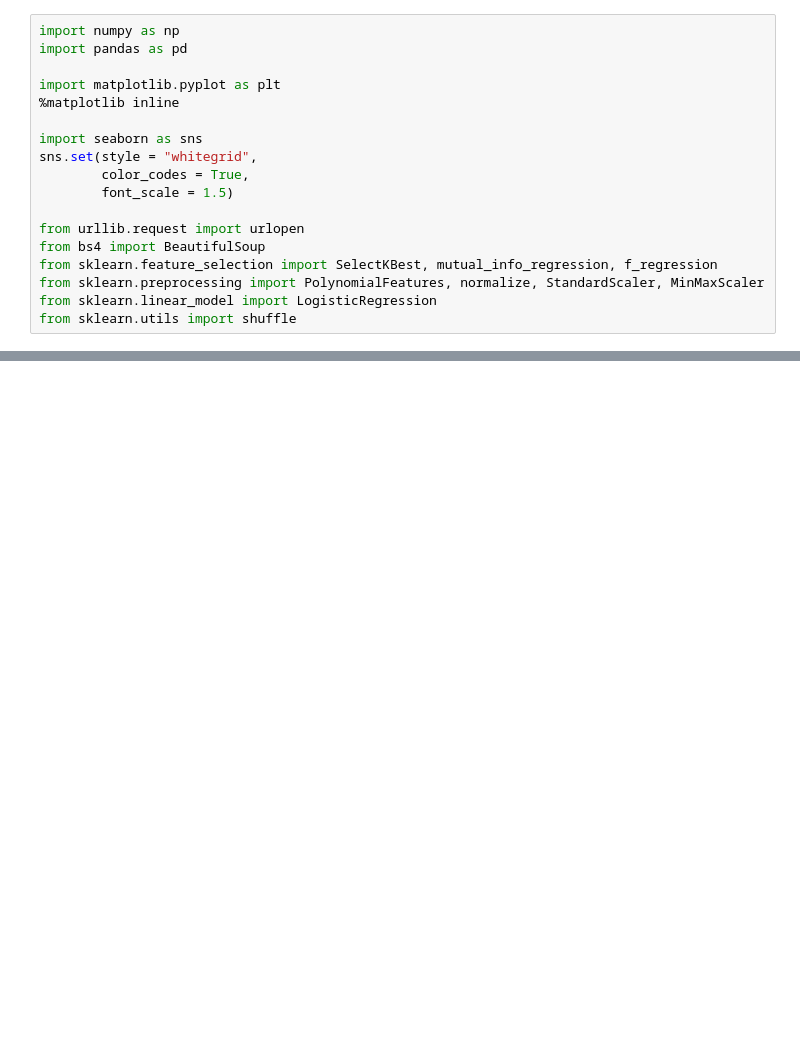
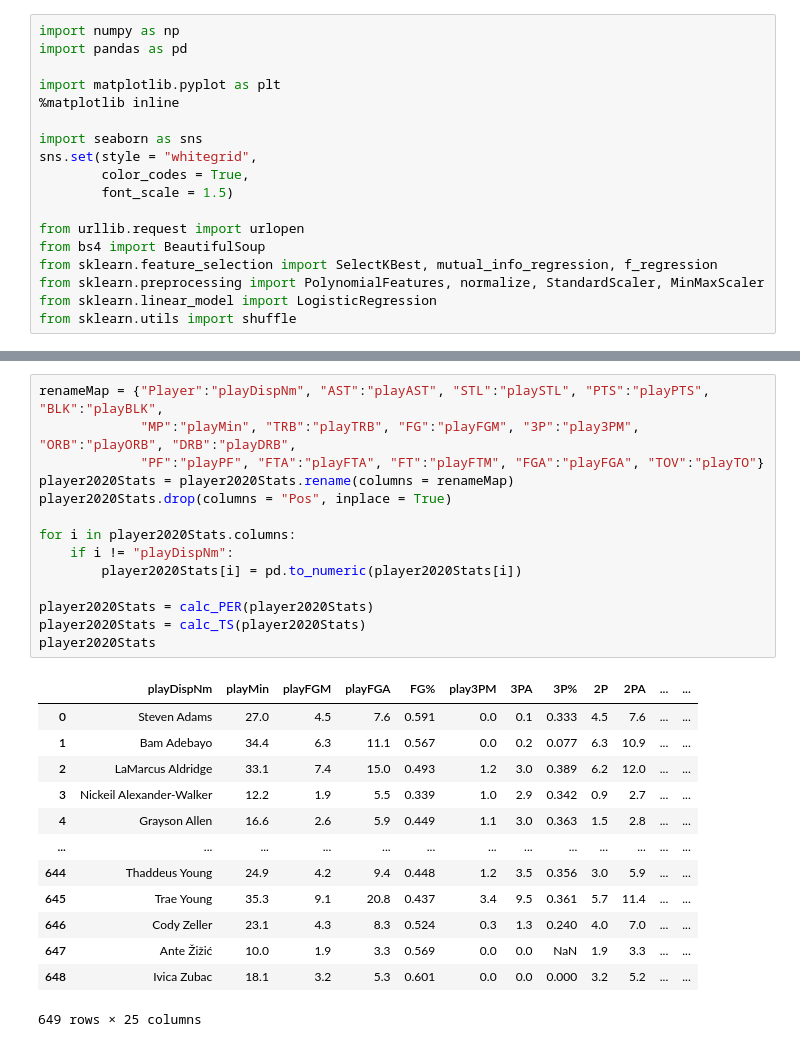
Before and after one commit to vkManish/mvp, a Jupyter notebook: Untitled.ipynb, the cells around one changed output, grey strips where cells are left out. Cells and saved outputs as stored; diff of their text form; blank space fills up the shorter version.

```diff
--- a/Untitled.ipynb
+++ b/Untitled.ipynb
@@ -397,0 +460,28 @@ KeyboardInterrupt:
+# %%
+renameMap = {"Player":"playDispNm", "AST":"playAST", "STL":"playSTL", "PTS":"playPTS", "BLK":"playBLK",
+             "MP":"playMin", "TRB":"playTRB", "FG":"playFGM", "3P":"play3PM", "ORB":"playORB", "DRB":"playDRB",
+             "PF":"playPF", "FTA":"playFTA", "FT":"playFTM", "FGA":"playFGA", "TOV":"playTO"}
+player2020Stats = player2020Stats.rename(columns = renameMap)
+player2020Stats.drop(columns = "Pos", inplace = True)
+
+for i in player2020Stats.columns:
+    if i != "playDispNm":
+        player2020Stats[i] = pd.to_numeric(player2020Stats[i])
+
+player2020Stats = calc_PER(player2020Stats)
+player2020Stats = calc_TS(player2020Stats)
+player2020Stats
+# %% [output]
+|  | playDispNm | playMin | playFGM | playFGA | FG% | play3PM | 3PA | 3P% | 2P | 2PA | ... | ... |
+| 0 | Steven Adams | 27.0 | 4.5 | 7.6 | 0.591 | 0.0 | 0.1 | 0.333 | 4.5 | 7.6 | ... | ... |
+| 1 | Bam Adebayo | 34.4 | 6.3 | 11.1 | 0.567 | 0.0 | 0.2 | 0.077 | 6.3 | 10.9 | ... | ... |
+| 2 | LaMarcus Aldridge | 33.1 | 7.4 | 15.0 | 0.493 | 1.2 | 3.0 | 0.389 | 6.2 | 12.0 | ... | ... |
+| 3 | Nickeil Alexander-Walker | 12.2 | 1.9 | 5.5 | 0.339 | 1.0 | 2.9 | 0.342 | 0.9 | 2.7 | ... | ... |
+| 4 | Grayson Allen | 16.6 | 2.6 | 5.9 | 0.449 | 1.1 | 3.0 | 0.363 | 1.5 | 2.8 | ... | ... |
+| ... | ... | ... | ... | ... | ... | ... | ... | ... | ... | ... | ... | ... |
+| 644 | Thaddeus Young | 24.9 | 4.2 | 9.4 | 0.448 | 1.2 | 3.5 | 0.356 | 3.0 | 5.9 | ... | ... |
+| 645 | Trae Young | 35.3 | 9.1 | 20.8 | 0.437 | 3.4 | 9.5 | 0.361 | 5.7 | 11.4 | ... | ... |
+| 646 | Cody Zeller | 23.1 | 4.3 | 8.3 | 0.524 | 0.3 | 1.3 | 0.240 | 4.0 | 7.0 | ... | ... |
+| 647 | Ante Žižić | 10.0 | 1.9 | 3.3 | 0.569 | 0.0 | 0.0 | NaN | 1.9 | 3.3 | ... | ... |
+| 648 | Ivica Zubac | 18.1 | 3.2 | 5.3 | 0.601 | 0.0 | 0.0 | 0.000 | 3.2 | 5.2 | ... | ... |
+649 rows × 25 columns
```
Also changed, not shown: parts of 11 cells of this notebook, 1 other file.
